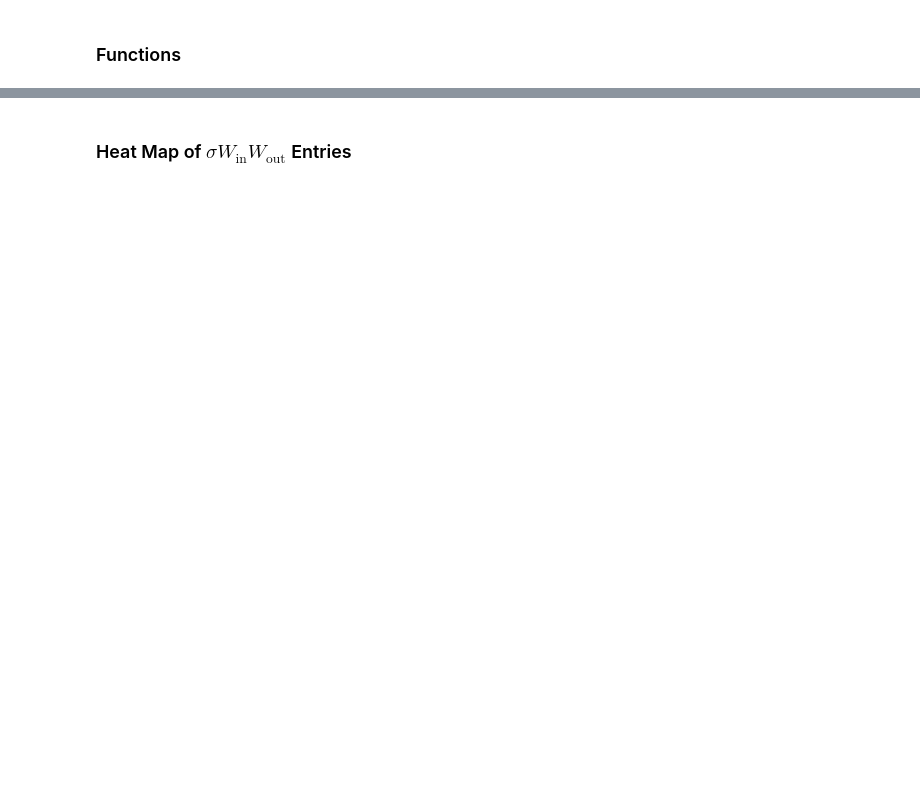
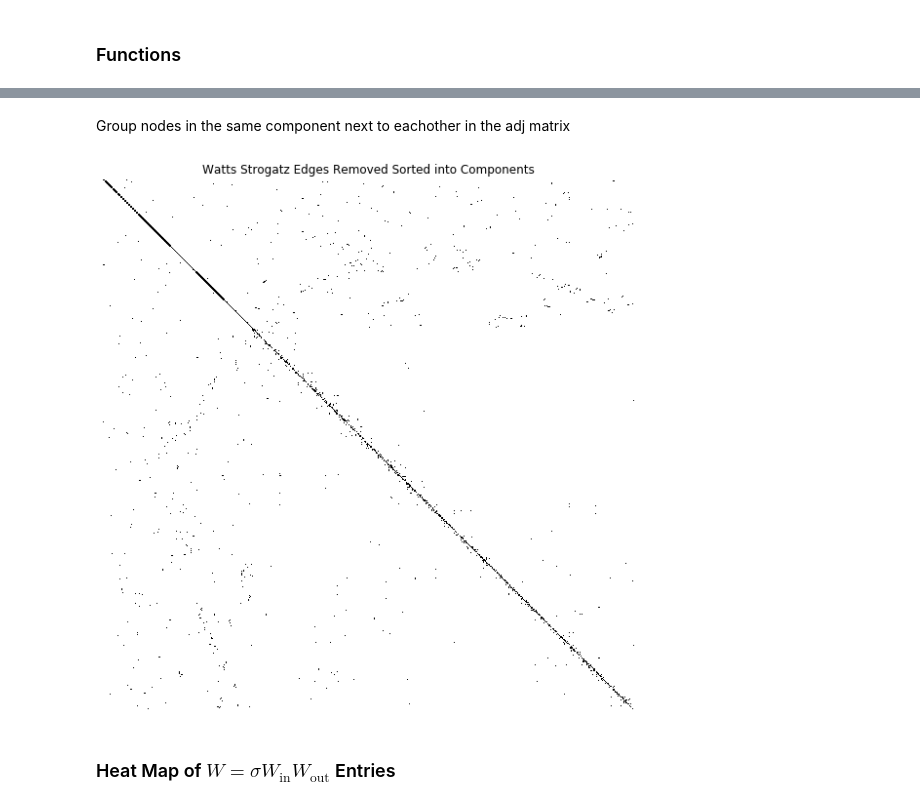
Before and after one commit to djpasseyjr/ChaosReservoir, a Jupyter notebook: ComponentCorrelation/FirstExploration.ipynb, the cells around one changed output, grey strips where cells are left out. Saved outputs shown, nothing was run; the diff lists cells and outputs as text; code cells hidden in the pictures; blank space fills up the shorter version.

```diff
--- a/ComponentCorrelation/FirstExploration.ipynb
+++ b/ComponentCorrelation/FirstExploration.ipynb
@@ -132,5 +156,14 @@ Error: 0.022822606822798762
+# %% [markdown]
+Group nodes in the same component next to eachother in the adj matrix
+# %%
+compA = A[comp_mask, :][:, comp_mask]
+ax = plot_coo_matrix(compA)
+ax.set_title("Watts Strogatz Edges Removed Sorted into Components")
+plt.show(ax)
+# %% [output]
+[figure, added]
 # %% [markdown]
-### Heat Map of $ \sigma W_{\text{in}}W_{\text{out}} $ Entries
+### Heat Map of $W =  \sigma W_{\text{in}}W_{\text{out}} $ Entries
 # %%
 W = rc.sigma * rc.W_in.dot(rc.W_out)
 plt.imshow(np.log(np.abs(W)), cmap='hot', interpolation='nearest')
```
Also changed, not shown: parts of 21 cells of this notebook, 1 other file.
